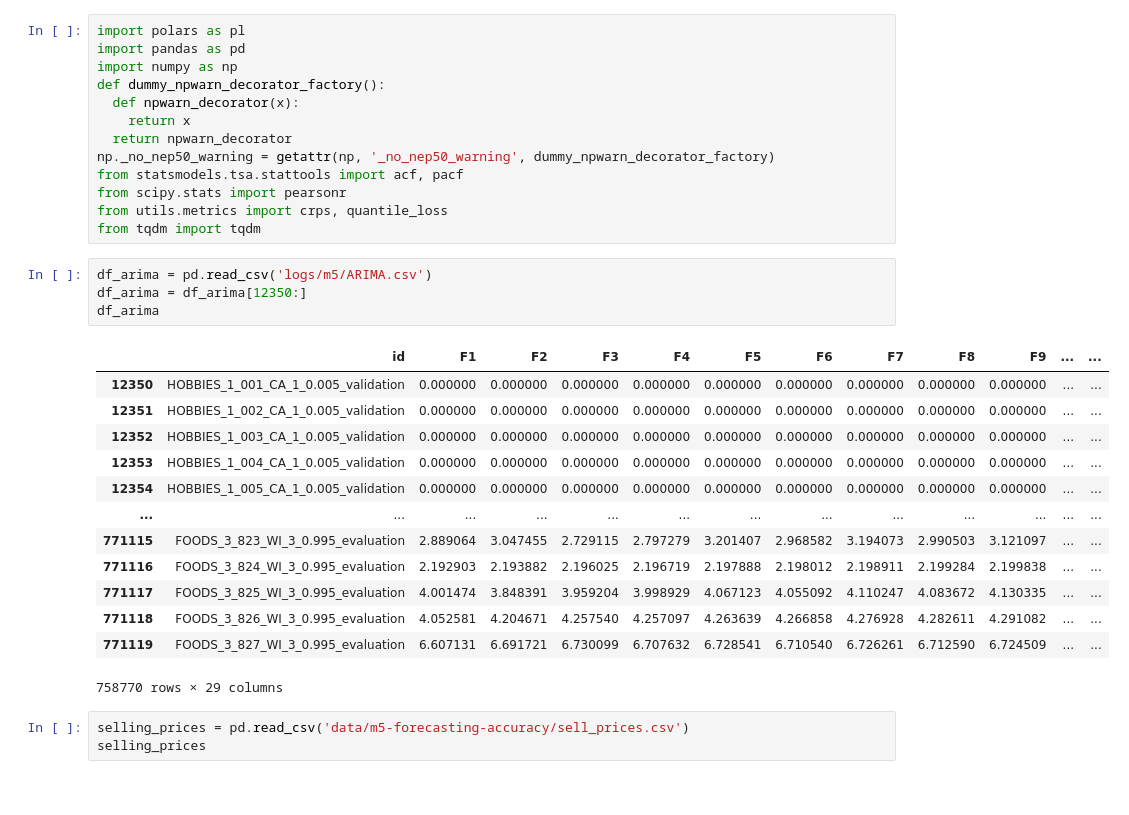
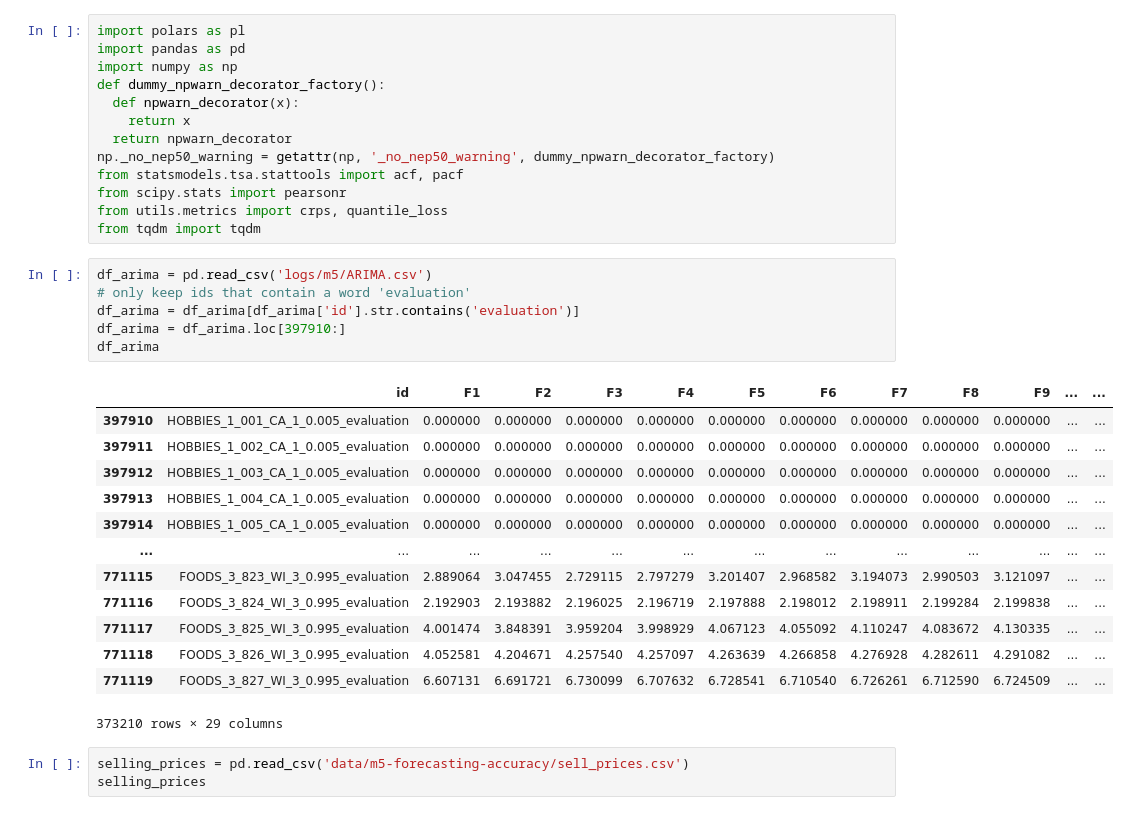
Before and after one commit to ujohn33/dgbm-paper, a Jupyter notebook: notebooks/check_ARIMA.ipynb, the cells around one changed output. Saved outputs shown, nothing was run; the diff lists cells and outputs as text.

```diff
--- a/notebooks/check_ARIMA.ipynb
+++ b/notebooks/check_ARIMA.ipynb
@@ -16,22 +16,24 @@ from utils.metrics import crps, quantile_loss
 from tqdm import tqdm
 # %%
 df_arima = pd.read_csv('logs/m5/ARIMA.csv')
-df_arima = df_arima[12350:]
+# only keep ids that contain a word 'evaluation'
+df_arima = df_arima[df_arima['id'].str.contains('evaluation')]
+df_arima = df_arima.loc[397910:]
 df_arima
 # %% [output]
 |  | id | F1 | F2 | F3 | F4 | F5 | F6 | F7 | F8 | F9 | ... | ... |
-| 12350 | HOBBIES_1_001_CA_1_0.005_validation | 0.000000 | 0.000000 | 0.000000 | 0.000000 | 0.000000 | 0.000000 | 0.000000 | 0.000000 | 0.000000 | ... | ... |
-| 12351 | HOBBIES_1_002_CA_1_0.005_validation | 0.000000 | 0.000000 | 0.000000 | 0.000000 | 0.000000 | 0.000000 | 0.000000 | 0.000000 | 0.000000 | ... | ... |
-| 12352 | HOBBIES_1_003_CA_1_0.005_validation | 0.000000 | 0.000000 | 0.000000 | 0.000000 | 0.000000 | 0.000000 | 0.000000 | 0.000000 | 0.000000 | ... | ... |
-| 12353 | HOBBIES_1_004_CA_1_0.005_validation | 0.000000 | 0.000000 | 0.000000 | 0.000000 | 0.000000 | 0.000000 | 0.000000 | 0.000000 | 0.000000 | ... | ... |
-| 12354 | HOBBIES_1_005_CA_1_0.005_validation | 0.000000 | 0.000000 | 0.000000 | 0.000000 | 0.000000 | 0.000000 | 0.000000 | 0.000000 | 0.000000 | ... | ... |
+| 397910 | HOBBIES_1_001_CA_1_0.005_evaluation | 0.000000 | 0.000000 | 0.000000 | 0.000000 | 0.000000 | 0.000000 | 0.000000 | 0.000000 | 0.000000 | ... | ... |
+| 397911 | HOBBIES_1_002_CA_1_0.005_evaluation | 0.000000 | 0.000000 | 0.000000 | 0.000000 | 0.000000 | 0.000000 | 0.000000 | 0.000000 | 0.000000 | ... | ... |
+| 397912 | HOBBIES_1_003_CA_1_0.005_evaluation | 0.000000 | 0.000000 | 0.000000 | 0.000000 | 0.000000 | 0.000000 | 0.000000 | 0.000000 | 0.000000 | ... | ... |
+| 397913 | HOBBIES_1_004_CA_1_0.005_evaluation | 0.000000 | 0.000000 | 0.000000 | 0.000000 | 0.000000 | 0.000000 | 0.000000 | 0.000000 | 0.000000 | ... | ... |
+| 397914 | HOBBIES_1_005_CA_1_0.005_evaluation | 0.000000 | 0.000000 | 0.000000 | 0.000000 | 0.000000 | 0.000000 | 0.000000 | 0.000000 | 0.000000 | ... | ... |
 | ... | ... | ... | ... | ... | ... | ... | ... | ... | ... | ... | ... | ... |
 | 771115 | FOODS_3_823_WI_3_0.995_evaluation | 2.889064 | 3.047455 | 2.729115 | 2.797279 | 3.201407 | 2.968582 | 3.194073 | 2.990503 | 3.121097 | ... | ... |
 | 771116 | FOODS_3_824_WI_3_0.995_evaluation | 2.192903 | 2.193882 | 2.196025 | 2.196719 | 2.197888 | 2.198012 | 2.198911 | 2.199284 | 2.199838 | ... | ... |
 | 771117 | FOODS_3_825_WI_3_0.995_evaluation | 4.001474 | 3.848391 | 3.959204 | 3.998929 | 4.067123 | 4.055092 | 4.110247 | 4.083672 | 4.130335 | ... | ... |
 | 771118 | FOODS_3_826_WI_3_0.995_evaluation | 4.052581 | 4.204671 | 4.257540 | 4.257097 | 4.263639 | 4.266858 | 4.276928 | 4.282611 | 4.291082 | ... | ... |
 | 771119 | FOODS_3_827_WI_3_0.995_evaluation | 6.607131 | 6.691721 | 6.730099 | 6.707632 | 6.728541 | 6.710540 | 6.726261 | 6.712590 | 6.724509 | ... | ... |
-758770 rows × 29 columns
+373210 rows × 29 columns
 # %%
 selling_prices = pd.read_csv('data/m5-forecasting-accuracy/sell_prices.csv')
 selling_prices
```
Also changed, not shown: parts of 7 cells of this notebook, 5 other files.
